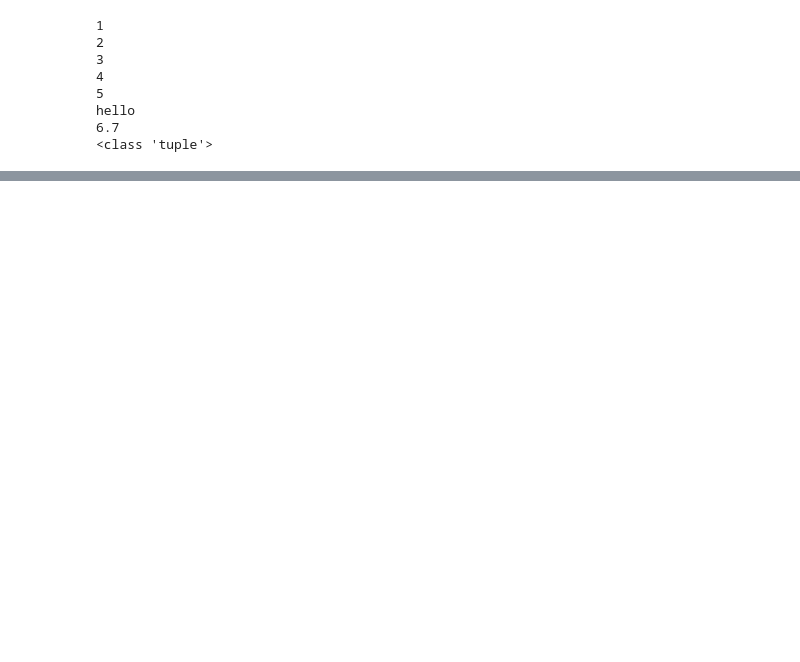
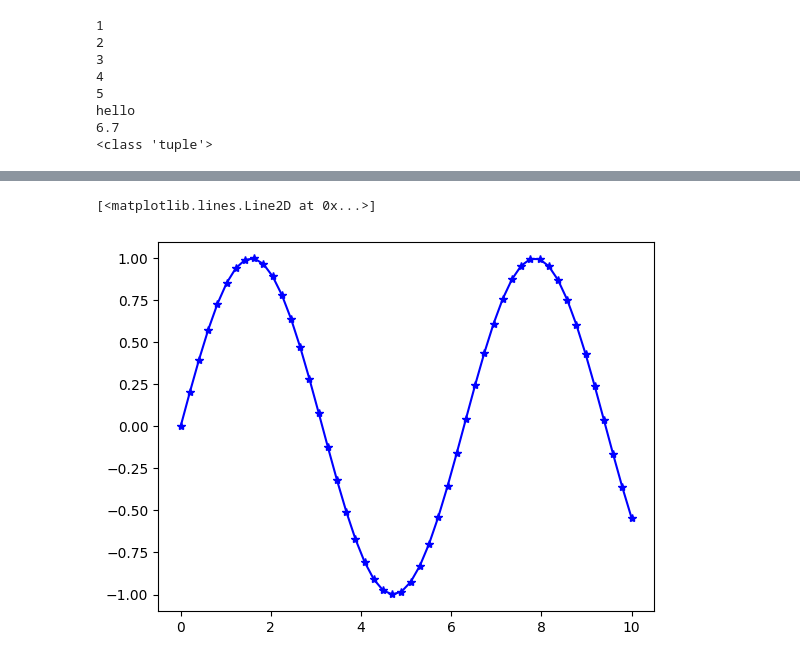
Before and after one commit to Muruli72/python, a Jupyter notebook: test.ipynb, the cells around one changed output, grey strips where cells are left out. Saved outputs shown, nothing was run; the diff lists cells and outputs as text; code cells hidden in the pictures; blank space fills up the shorter version.

```diff
--- a/test.ipynb
+++ b/test.ipynb
@@ -51,0 +635,11 @@ hello
+# %%
+import matplotlib.pyplot as plt
+import numpy as np
+
+x=np.linspace(0,10,50)
+y=np.sin(x)
+
+plt.plot(x,y,label='Sin-x',color='blue',marker='*')
+# %% [output]
+[<matplotlib.lines.Line2D at 0x...>]
+[figure, added]
```
Also changed, not shown: parts of 66 cells of this notebook, 28 other files.
